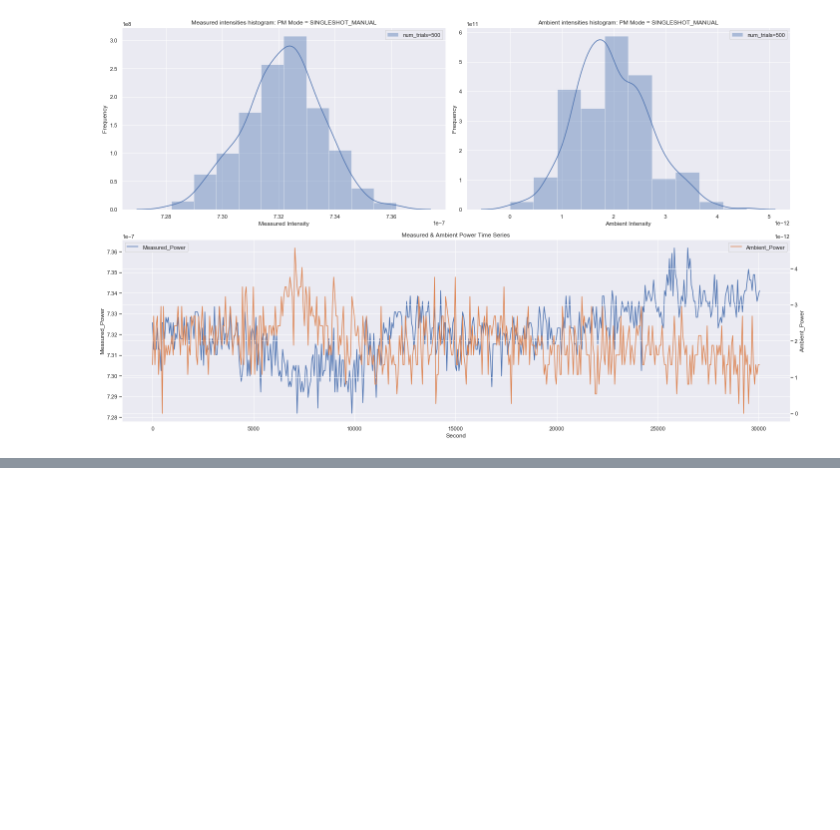
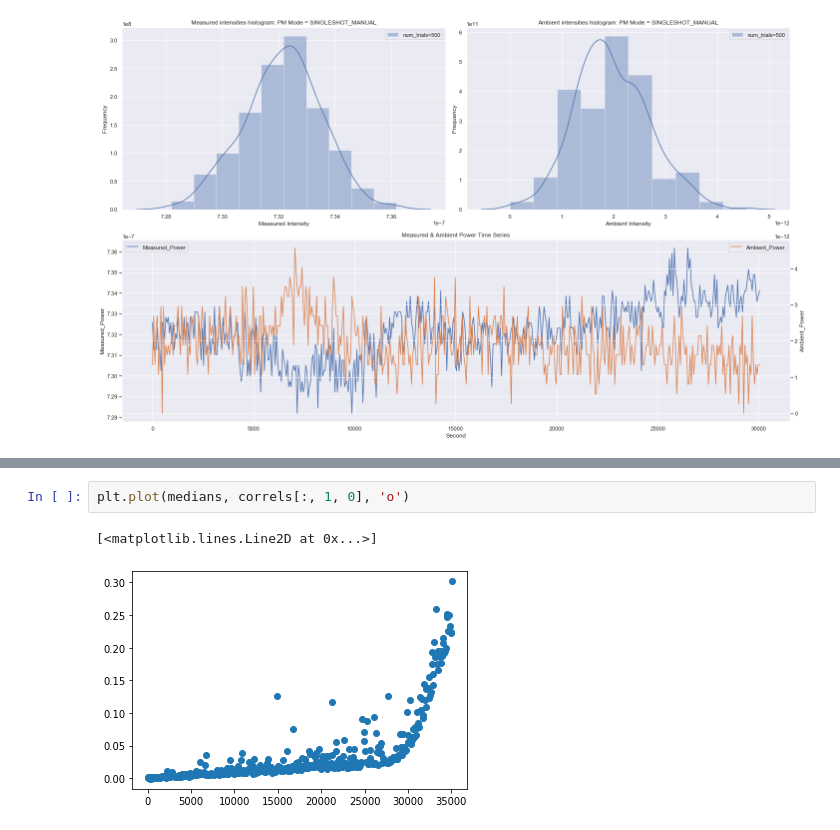
Before and after one commit to JerryLiuMY/OPMD, a Jupyter notebook: src/stability.ipynb, the cells around one changed output, grey strips where cells are left out. Cells and saved outputs as stored; diff of their text form; blank space fills up the shorter version.

```diff
--- a/src/stability.ipynb
+++ b/src/stability.ipynb
@@ -99,0 +71,5 @@ correl
+# %%
+plt.plot(medians, correls[:, 1, 0], 'o')
+# %% [output]
+[<matplotlib.lines.Line2D at 0x...>]
+[figure, added]
```
Also changed, not shown: parts of 10 cells of this notebook, 12 other files.
